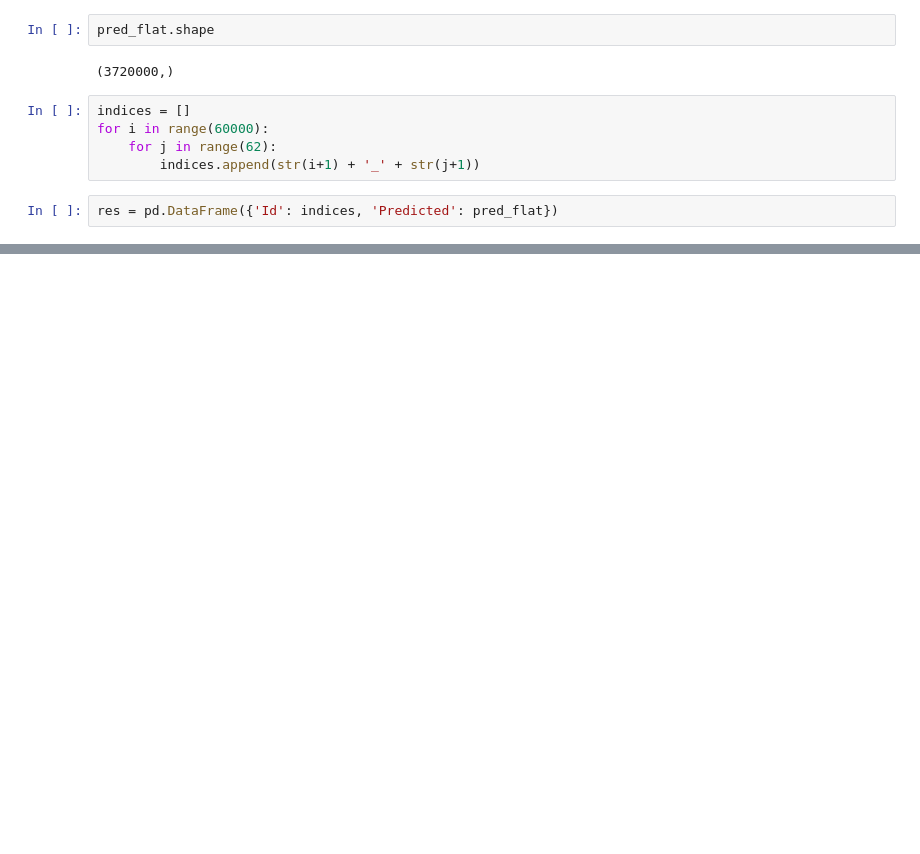
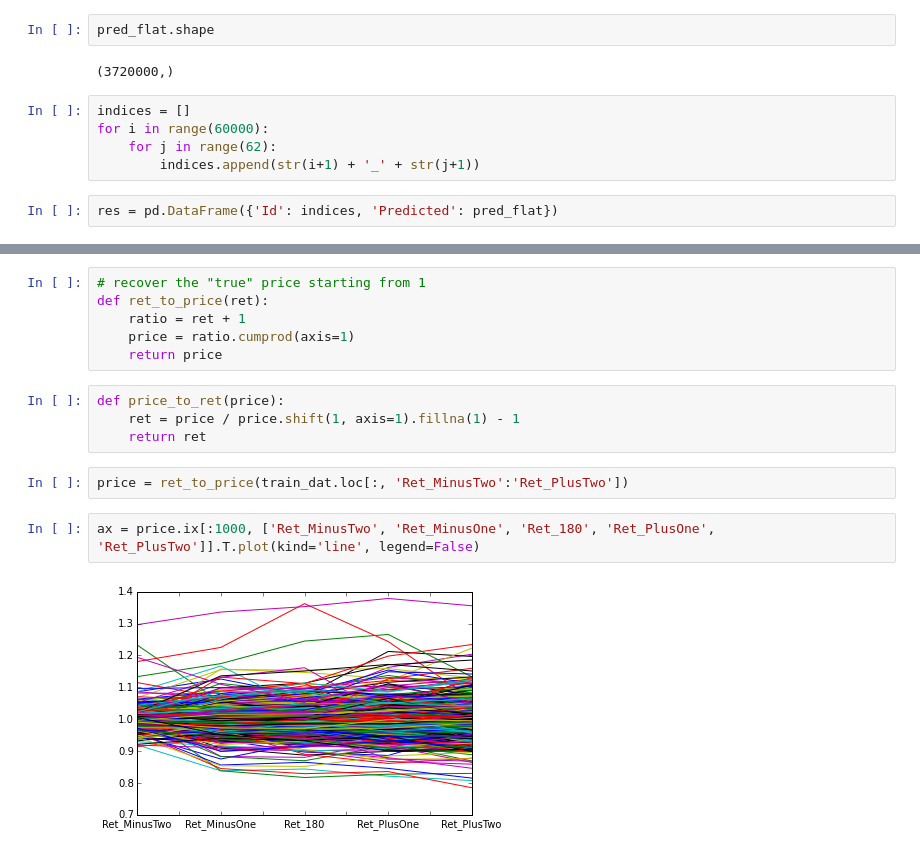
Before and after one commit to emmygold1/kaggle_proj, a Jupyter notebook: winton_capital/share_study.ipynb, the cells around one changed output, grey strips where cells are left out. Saved outputs shown, nothing was run; the diff lists cells and outputs as text; blank space fills up the shorter version.

```diff
--- a/winton_capital/share_study.ipynb
+++ b/winton_capital/share_study.ipynb
@@ -146,0 +303,16 @@ res = pd.DataFrame({'Id': indices, 'Predicted': pred_flat})
+# %%
+# recover the "true" price starting from 1
+def ret_to_price(ret):
+    ratio = ret + 1
+    price = ratio.cumprod(axis=1)
+    return price
+# %%
+def price_to_ret(price):
+    ret = price / price.shift(1, axis=1).fillna(1) - 1
+    return ret
+# %%
+price = ret_to_price(train_dat.loc[:, 'Ret_MinusTwo':'Ret_PlusTwo'])
+# %%
+ax = price.ix[:1000, ['Ret_MinusTwo', 'Ret_MinusOne', 'Ret_180', 'Ret_PlusOne', 'Ret_PlusTwo']].T.plot(kind='line', legend=False)
+# %% [output]
+[figure, added]
```
Also changed, not shown: parts of 41 cells of this notebook.
